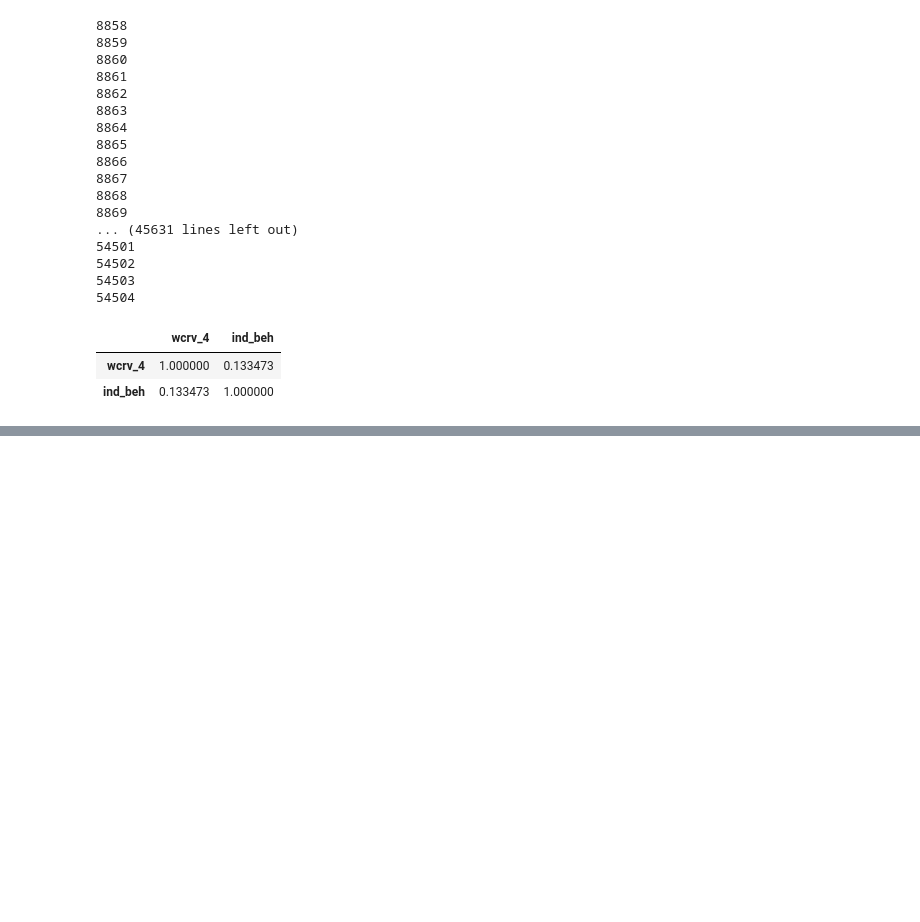
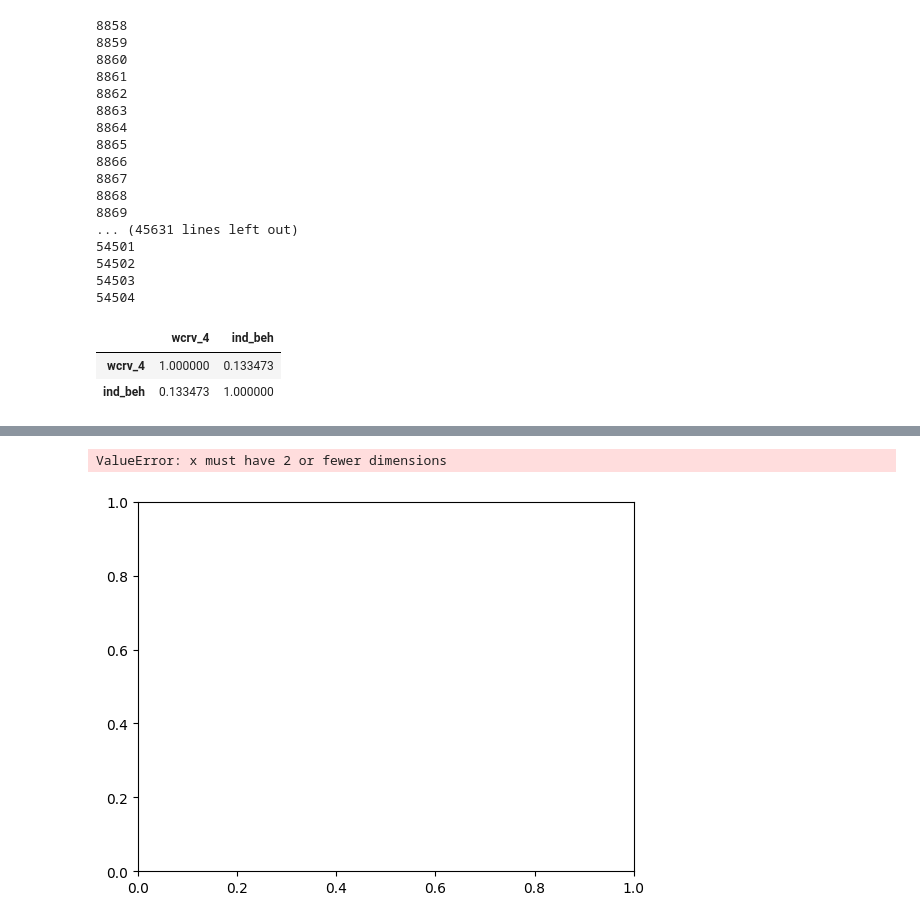
Before and after one commit to sevenbanisch/hackthon_yougov_data, a Jupyter notebook: hackathon/Joris/Untitled.ipynb, the cells around one changed output, grey strips where cells are left out. Cells and saved outputs as stored; diff of their text form; code cells hidden in the pictures; blank space fills up the shorter version.

```diff
--- a/hackathon/Joris/Untitled.ipynb
+++ b/hackathon/Joris/Untitled.ipynb
@@ -231,3 +240,15 @@ TypeError: unhashable type: 'DataFrame'
+# %%
+plt.hist(np.asarray(cdf1[['ind_beh']]), density=True, bins = 5, width = 0.1, stacked = True, label='1')
+plt.hist(np.asarray(cdf2[['ind_beh']]), density=True, bins = 5, width = 0.1, stacked = True, label='2')
+#plt.hist(np.asarray(cdf3[['ind_beh']]), density=True, bins = 5, width = 0.1, align='right', label='3')
+#plt.hist(np.asarray(cdf4[['ind_beh']]), density=True, bins = 5, width = 0.1, align='left', label='4')
+plt.legend()
+
+#plt.hist([cdf1[[name_of_index]], cdf2[[name_of_index]],
+ #         cdf3[[name_of_index]], cdf4[[name_of_index]], cdf5[[name_of_index]]]), 5, label=['1','2','3','4','5'])
+# %% [output]
+ValueError: x must have 2 or fewer dimensions
+[figure, added]
 # %%
 f=plt.figure()
 for index, row in dfphq41.iterrows():
```
Also changed, not shown: parts of 5 cells of this notebook.
